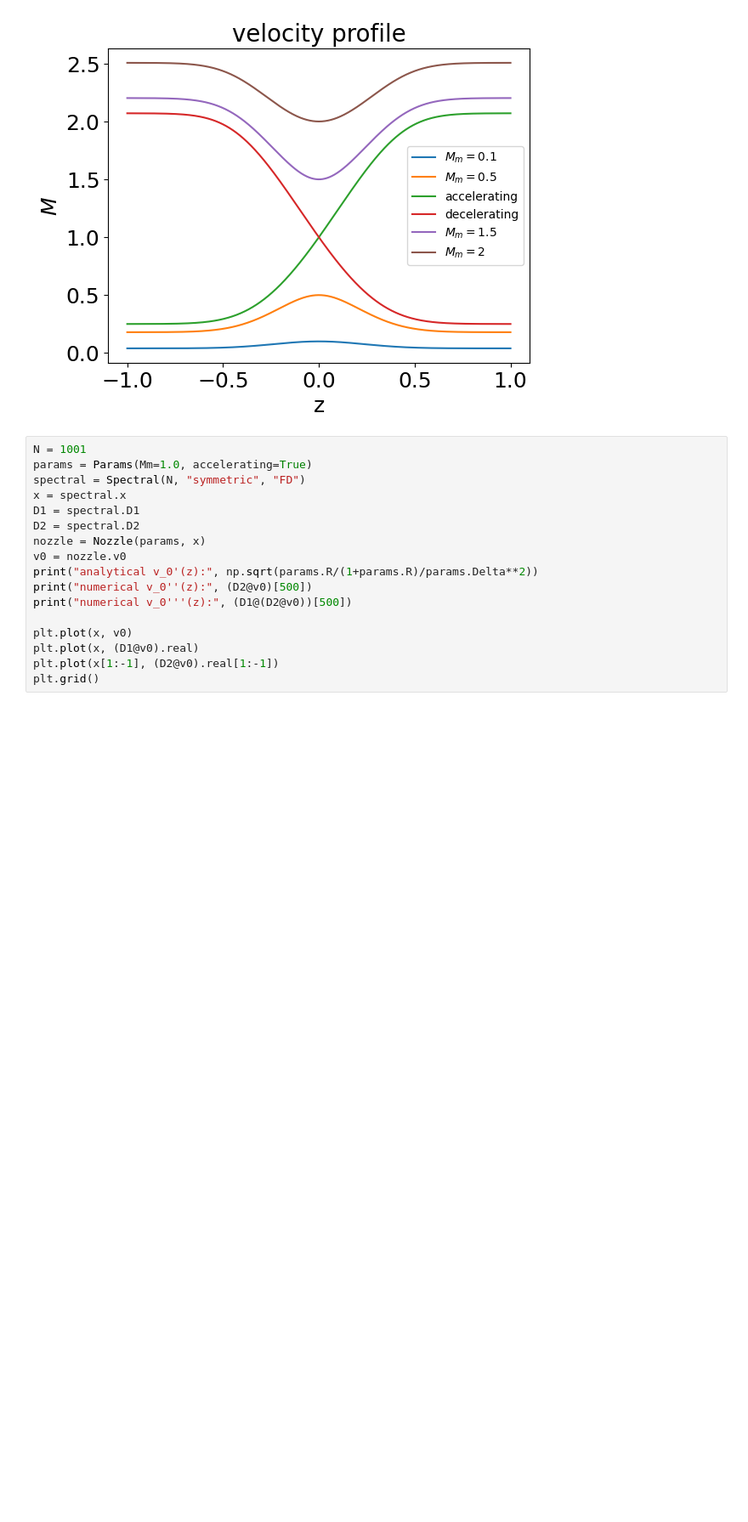
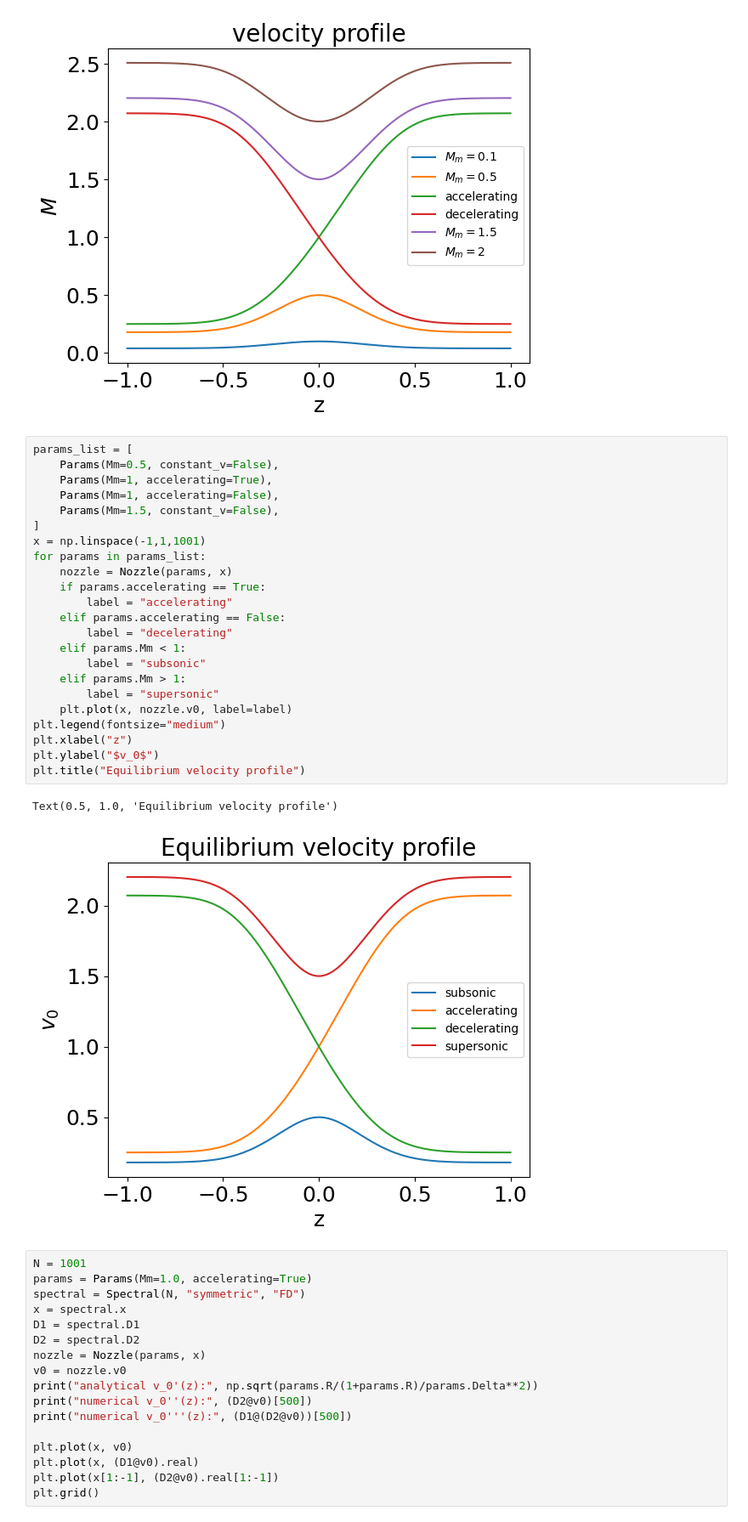
Before and after one commit to HuntFeng/magnetic-nozzle-spectral-instability, a Jupyter notebook: plotting.ipynb, the cells around one changed output. Shown at 85% size. Saved outputs shown, nothing was run; the diff lists cells and outputs as text; blank space fills up the shorter version.

```diff
--- a/plotting.ipynb
+++ b/plotting.ipynb
@@ -63,6 +63,32 @@ plt.title("velocity profile")
 # %% [output]
 Text(0.5, 1.0, 'velocity profile')
 [figure]
+# %%
+params_list = [
+    Params(Mm=0.5, constant_v=False),
+    Params(Mm=1, accelerating=True),
+    Params(Mm=1, accelerating=False),
+    Params(Mm=1.5, constant_v=False),
+]
+x = np.linspace(-1,1,1001)
+for params in params_list:
+    nozzle = Nozzle(params, x)
+    if params.accelerating == True:
+        label = "accelerating"
+    elif params.accelerating == False:
+        label = "decelerating"
+    elif params.Mm < 1:
+        label = "subsonic"
+    elif params.Mm > 1:
+        label = "supersonic"
+    plt.plot(x, nozzle.v0, label=label)
+plt.legend(fontsize="medium")
+plt.xlabel("z")
+plt.ylabel("$v_0$")
+plt.title("Equilibrium velocity profile")
+# %% [output]
+Text(0.5, 1.0, 'Equilibrium velocity profile')
+[figure, added]
 # %%
 N = 1001
 params = Params(Mm=1.0, accelerating=True)
```
Also changed, not shown: 19 other files.
